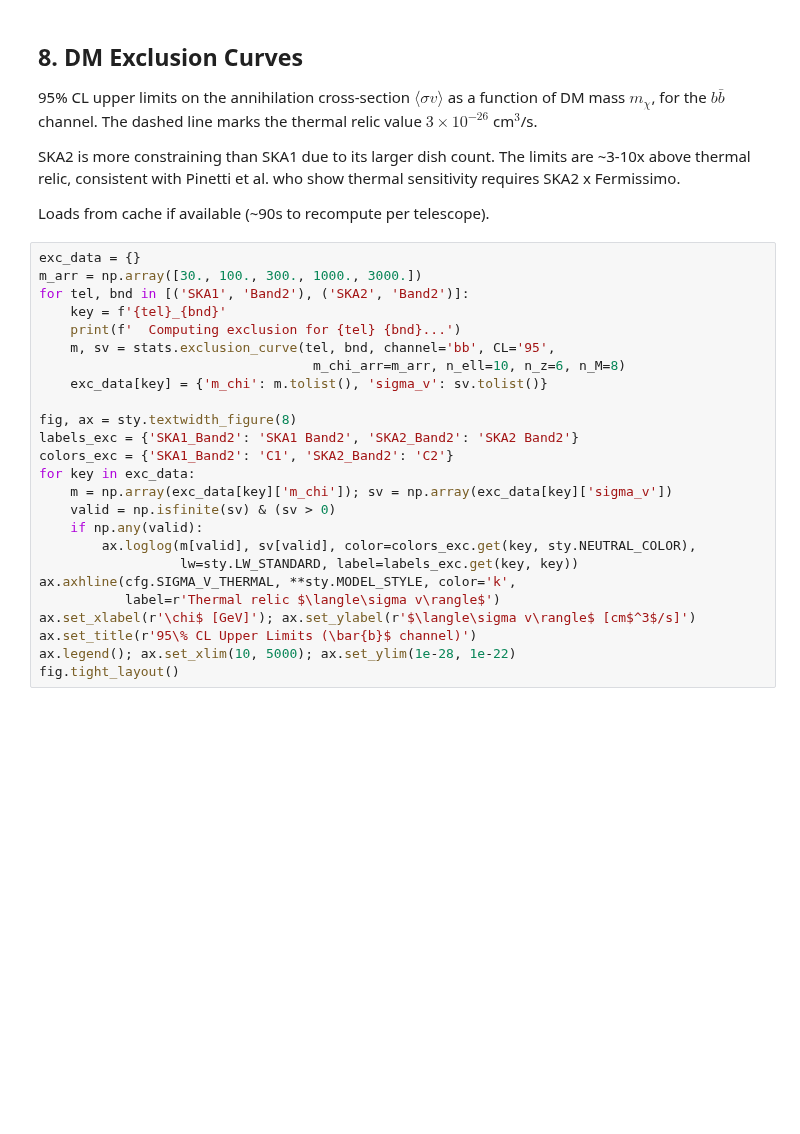
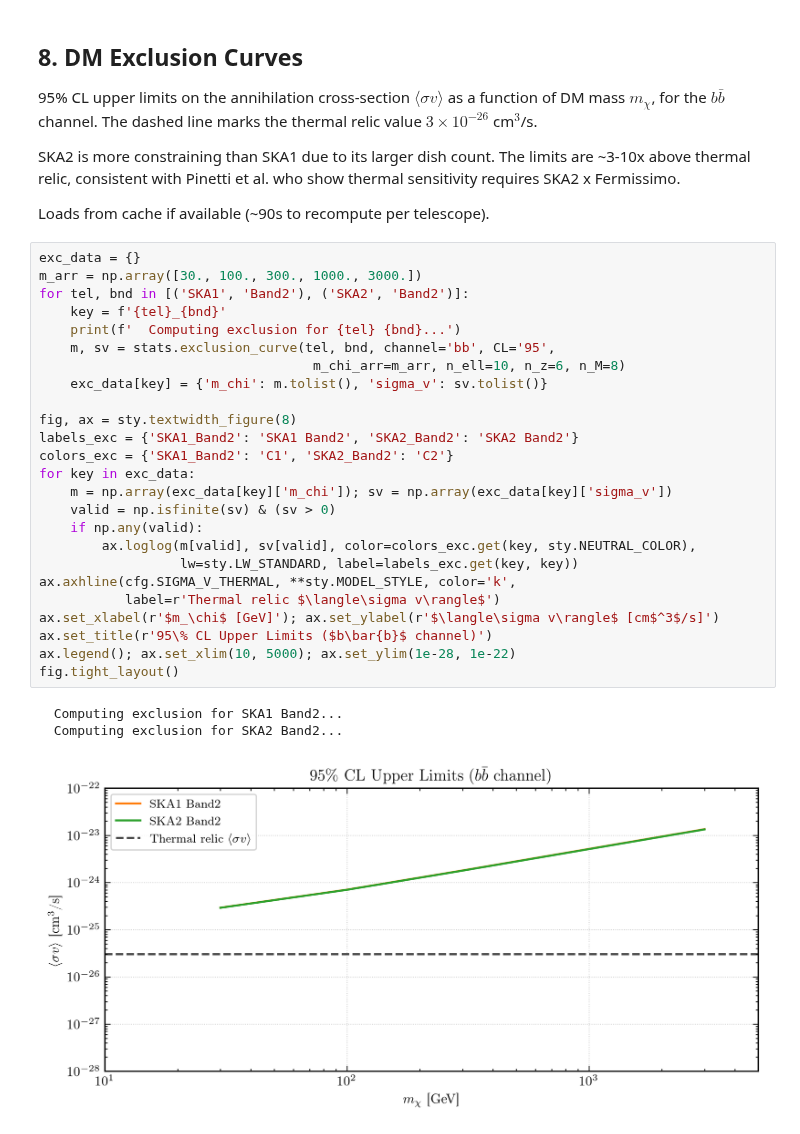
Before and after one commit to raw-asparagus/hixugrb, a Jupyter notebook: notebooks/pipeline_validation.ipynb, the cells around one changed output. Saved outputs shown, nothing was run; the diff lists cells and outputs as text; blank space fills up the shorter version.

```diff
--- a/notebooks/pipeline_validation.ipynb
+++ b/notebooks/pipeline_validation.ipynb
@@ -388,25 +398,29 @@ Loads from cache if available (~90s to recompute per telescope).
 # %%
 exc_data = {}
 m_arr = np.array([30., 100., 300., 1000., 3000.])
 for tel, bnd in [('SKA1', 'Band2'), ('SKA2', 'Band2')]:
     key = f'{tel}_{bnd}'
     print(f'  Computing exclusion for {tel} {bnd}...')
     m, sv = stats.exclusion_curve(tel, bnd, channel='bb', CL='95',
                                    m_chi_arr=m_arr, n_ell=10, n_z=6, n_M=8)
     exc_data[key] = {'m_chi': m.tolist(), 'sigma_v': sv.tolist()}
 
 fig, ax = sty.textwidth_figure(8)
 labels_exc = {'SKA1_Band2': 'SKA1 Band2', 'SKA2_Band2': 'SKA2 Band2'}
 colors_exc = {'SKA1_Band2': 'C1', 'SKA2_Band2': 'C2'}
 for key in exc_data:
     m = np.array(exc_data[key]['m_chi']); sv = np.array(exc_data[key]['sigma_v'])
     valid = np.isfinite(sv) & (sv > 0)
     if np.any(valid):
         ax.loglog(m[valid], sv[valid], color=colors_exc.get(key, sty.NEUTRAL_COLOR),
                   lw=sty.LW_STANDARD, label=labels_exc.get(key, key))
 ax.axhline(cfg.SIGMA_V_THERMAL, **sty.MODEL_STYLE, color='k',
            label=r'Thermal relic $\langle\sigma v\rangle$')
-ax.set_xlabel(r'\chi$ [GeV]'); ax.set_ylabel(r'$\langle\sigma v\rangle$ [cm$^3$/s]')
-ax.set_title(r'95\% CL Upper Limits (\bar{b}$ channel)')
+ax.set_xlabel(r'$m_\chi$ [GeV]'); ax.set_ylabel(r'$\langle\sigma v\rangle$ [cm$^3$/s]')
+ax.set_title(r'95\% CL Upper Limits ($b\bar{b}$ channel)')
 ax.legend(); ax.set_xlim(10, 5000); ax.set_ylim(1e-28, 1e-22)
 fig.tight_layout()
+# %% [output]
+  Computing exclusion for SKA1 Band2...
+  Computing exclusion for SKA2 Band2...
+[figure, added]
```
Also changed, not shown: parts of 2 cells of this notebook, 4 other files.
